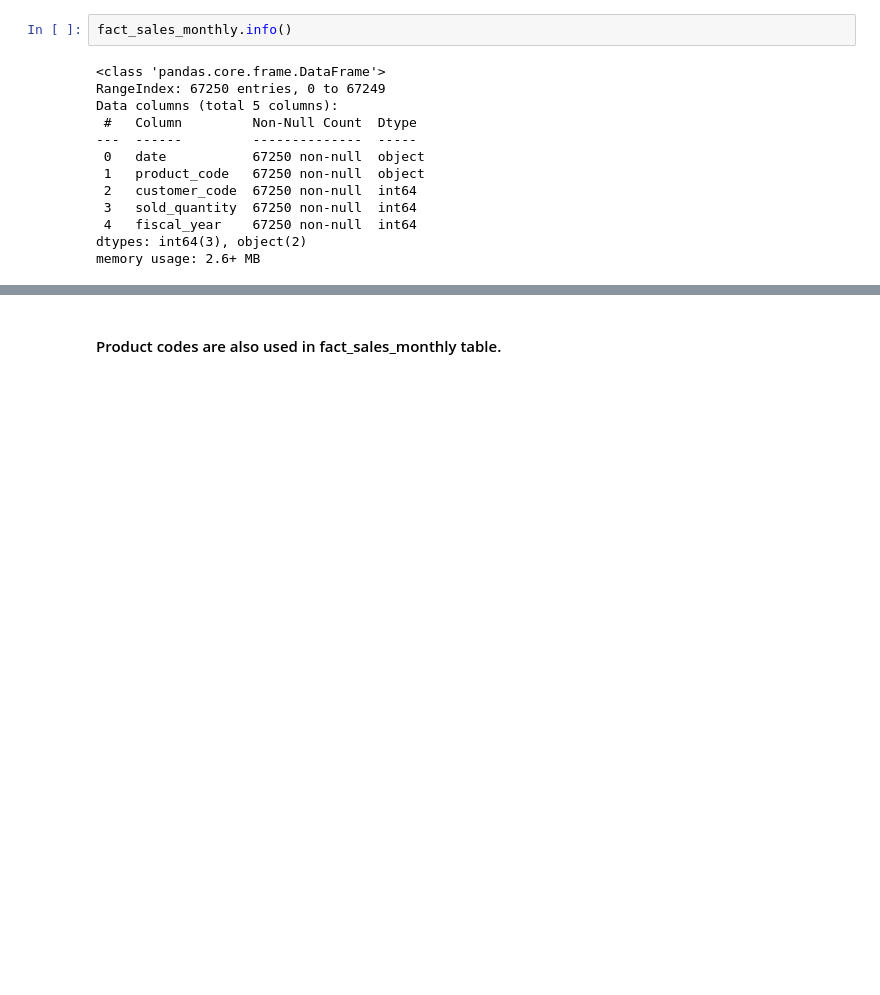
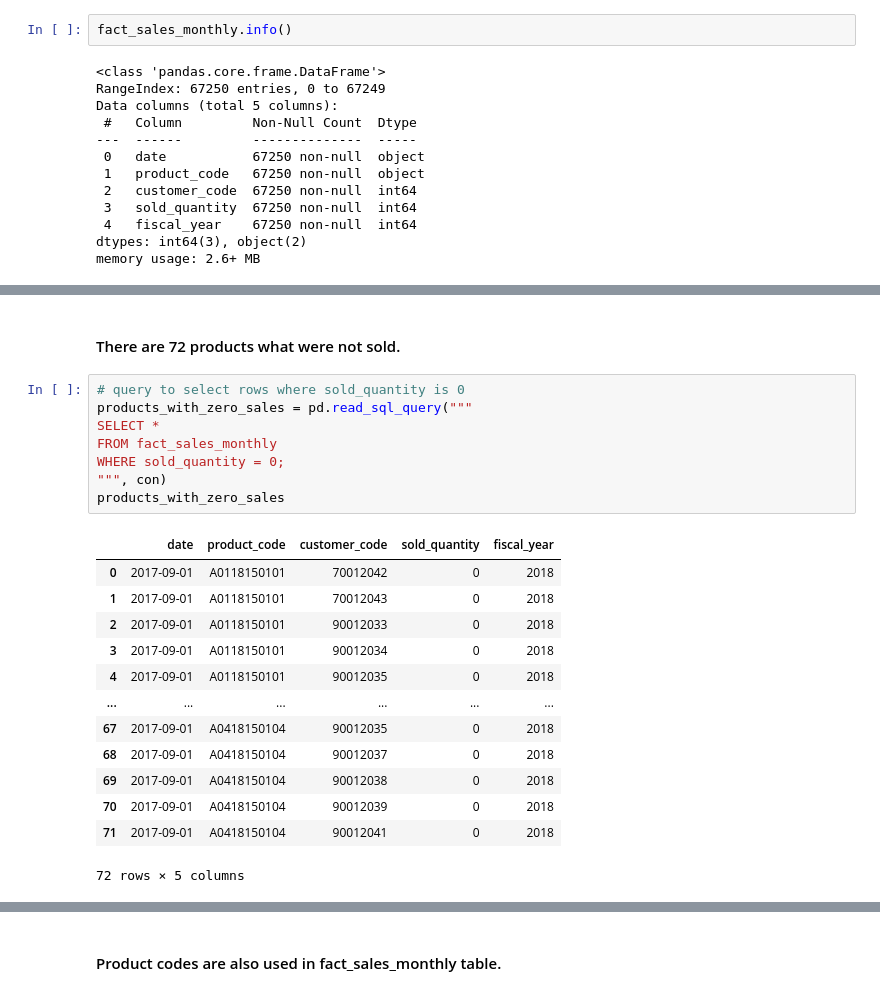
Before and after one commit to CesarChaparro1974/Financial_Analysis_Project, a Jupyter notebook: final_project.ipynb, the cells around one changed output, grey strips where cells are left out. Drawn from its saved outputs; the diff is of its cells as text; blank space fills up the shorter version.

```diff
--- a/final_project.ipynb
+++ b/final_project.ipynb
@@ -559,0 +599,24 @@ memory usage: 2.6+ MB
+# %% [markdown]
+#### There are 72 products what were not sold.
+# %%
+# query to select rows where sold_quantity is 0
+products_with_zero_sales = pd.read_sql_query("""
+SELECT *
+FROM fact_sales_monthly
+WHERE sold_quantity = 0;
+""", con)
+products_with_zero_sales
+# %% [output]
+|  | date | product_code | customer_code | sold_quantity | fiscal_year |
+| 0 | 2017-09-01 | A0118150101 | 70012042 | 0 | 2018 |
+| 1 | 2017-09-01 | A0118150101 | 70012043 | 0 | 2018 |
+| 2 | 2017-09-01 | A0118150101 | 90012033 | 0 | 2018 |
+| 3 | 2017-09-01 | A0118150101 | 90012034 | 0 | 2018 |
+| 4 | 2017-09-01 | A0118150101 | 90012035 | 0 | 2018 |
+| ... | ... | ... | ... | ... | ... |
+| 67 | 2017-09-01 | A0418150104 | 90012035 | 0 | 2018 |
+| 68 | 2017-09-01 | A0418150104 | 90012037 | 0 | 2018 |
+| 69 | 2017-09-01 | A0418150104 | 90012038 | 0 | 2018 |
+| 70 | 2017-09-01 | A0418150104 | 90012039 | 0 | 2018 |
+| 71 | 2017-09-01 | A0418150104 | 90012041 | 0 | 2018 |
+72 rows × 5 columns
```
Also changed, not shown: parts of 30 cells of this notebook.
